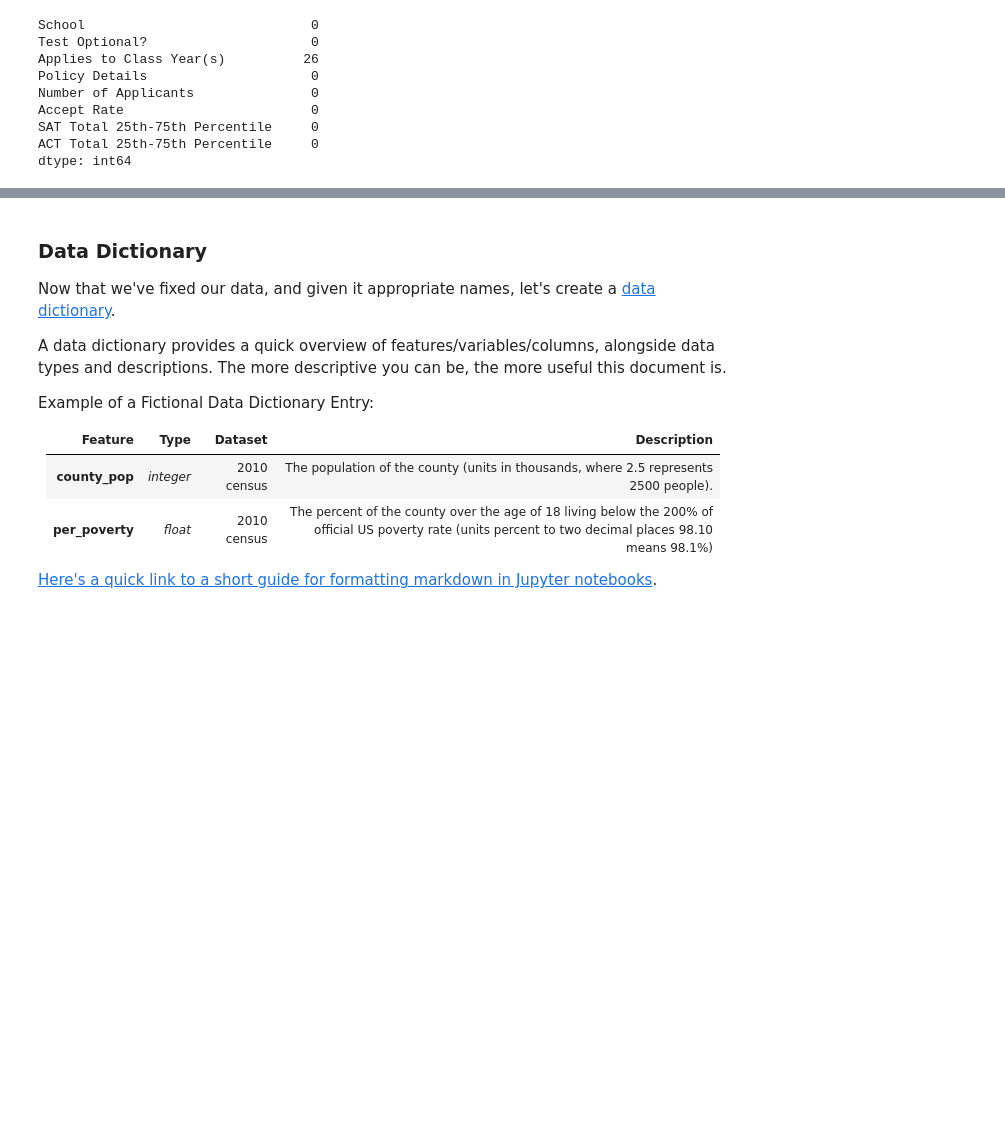
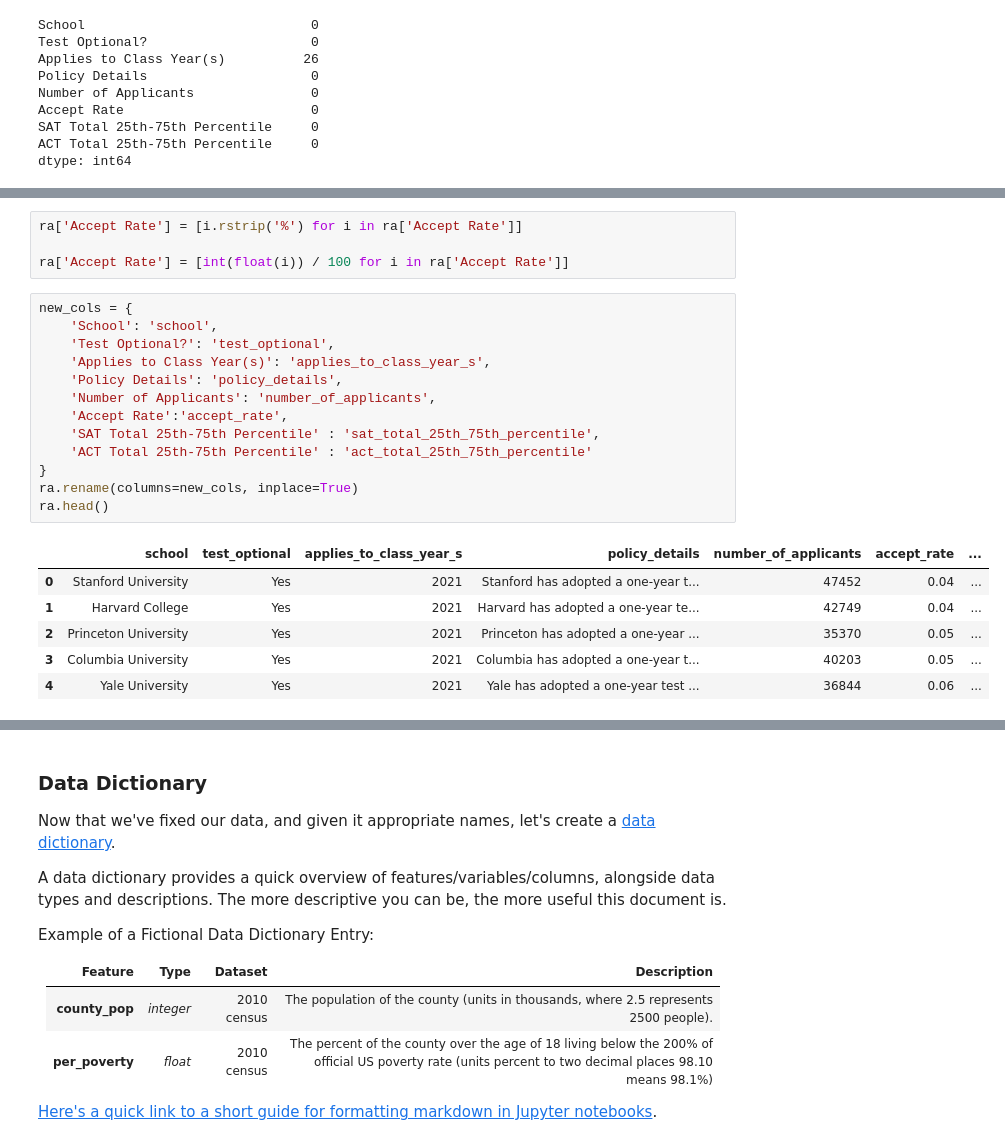
Before and after one commit to khbk/Standardized-Test-Analysis, a Jupyter notebook: code/starter-code.ipynb, the cells around one changed output, grey strips where cells are left out. Saved outputs shown, nothing was run; the diff lists cells and outputs as text; blank space fills up the shorter version.

```diff
--- a/code/starter-code.ipynb
+++ b/code/starter-code.ipynb
@@ -250,3 +312,27 @@ dtype: int64
+# %%
+ra['Accept Rate'] = [i.rstrip('%') for i in ra['Accept Rate']]
+
+ra['Accept Rate'] = [int(float(i)) / 100 for i in ra['Accept Rate']]
+# %%
+new_cols = {
+    'School': 'school',
+    'Test Optional?': 'test_optional',
+    'Applies to Class Year(s)': 'applies_to_class_year_s',
+    'Policy Details': 'policy_details',
+    'Number of Applicants': 'number_of_applicants',
+    'Accept Rate':'accept_rate',
+    'SAT Total 25th-75th Percentile' : 'sat_total_25th_75th_percentile',
+    'ACT Total 25th-75th Percentile' : 'act_total_25th_75th_percentile'
+}
+ra.rename(columns=new_cols, inplace=True)
+ra.head()
+# %% [output]
+|  | school | test_optional | applies_to_class_year_s | policy_details | number_of_applicants | accept_rate | ... |
+| 0 | Stanford University | Yes | 2021 | Stanford has adopted a one-year t... | 47452 | 0.04 | ... |
+| 1 | Harvard College | Yes | 2021 | Harvard has adopted a one-year te... | 42749 | 0.04 | ... |
+| 2 | Princeton University | Yes | 2021 | Princeton has adopted a one-year ... | 35370 | 0.05 | ... |
+| 3 | Columbia University | Yes | 2021 | Columbia has adopted a one-year t... | 40203 | 0.05 | ... |
+| 4 | Yale University | Yes | 2021 | Yale has adopted a one-year test ... | 36844 | 0.06 | ... |
 # %%
 # We can drop the null values and get 390 rows with a proper data.
 ra.dropna()
```
Also changed, not shown: parts of 12 cells of this notebook, 1 other file.
